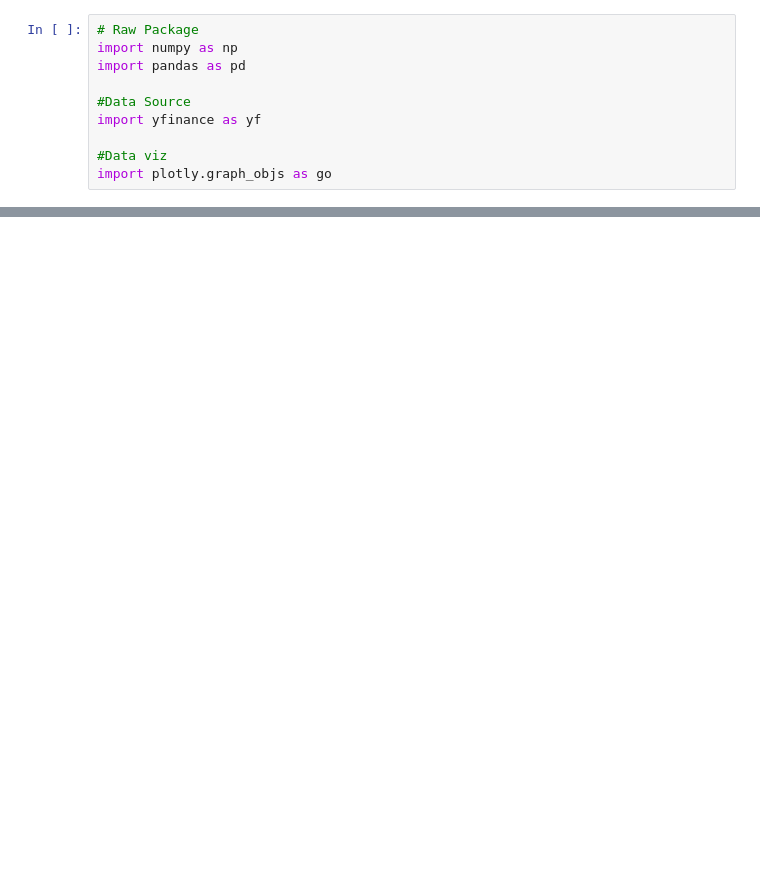
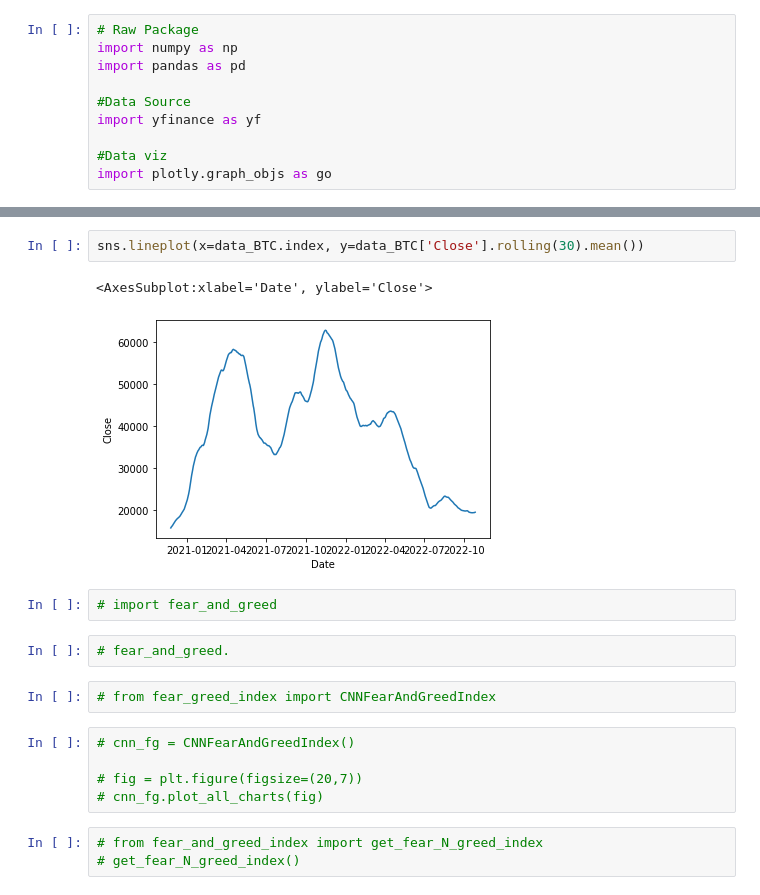
Before and after one commit to TMIRANDE/CryptoYdays, a Jupyter notebook: lecture_cryptos.ipynb, the cells around one changed output, grey strips where cells are left out. Cells and saved outputs as stored; diff of their text form; blank space fills up the shorter version.

```diff
--- a/lecture_cryptos.ipynb
+++ b/lecture_cryptos.ipynb
@@ -111,0 +33,19 @@ sns.lineplot(data=data, x=data.index, y='Close')
+# %%
+sns.lineplot(x=data_BTC.index, y=data_BTC['Close'].rolling(30).mean())
+# %% [output]
+<AxesSubplot:xlabel='Date', ylabel='Close'>
+[figure, added]
+# %%
+# import fear_and_greed
+# %%
+# fear_and_greed.
+# %%
+# from fear_greed_index import CNNFearAndGreedIndex
+# %%
+# cnn_fg = CNNFearAndGreedIndex()
+
+# fig = plt.figure(figsize=(20,7))
+# cnn_fg.plot_all_charts(fig)
+# %%
+# from fear_and_greed_index import get_fear_N_greed_index
+# get_fear_N_greed_index()
```
Also changed, not shown: parts of 22 cells of this notebook, 2 other files.
